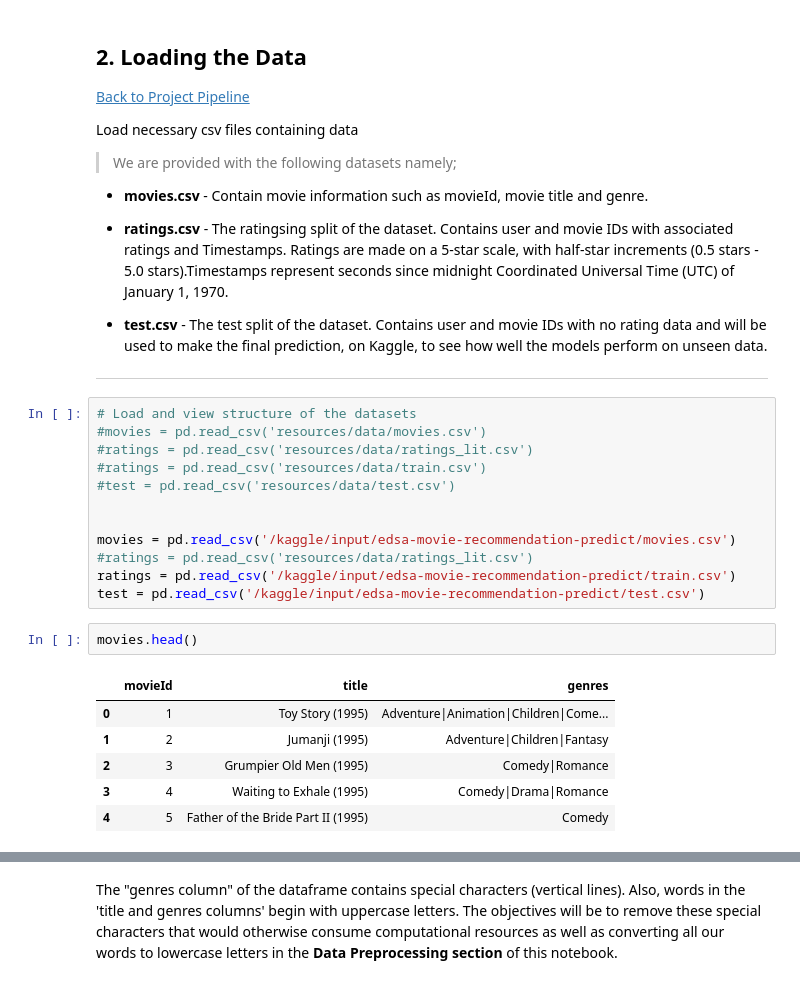
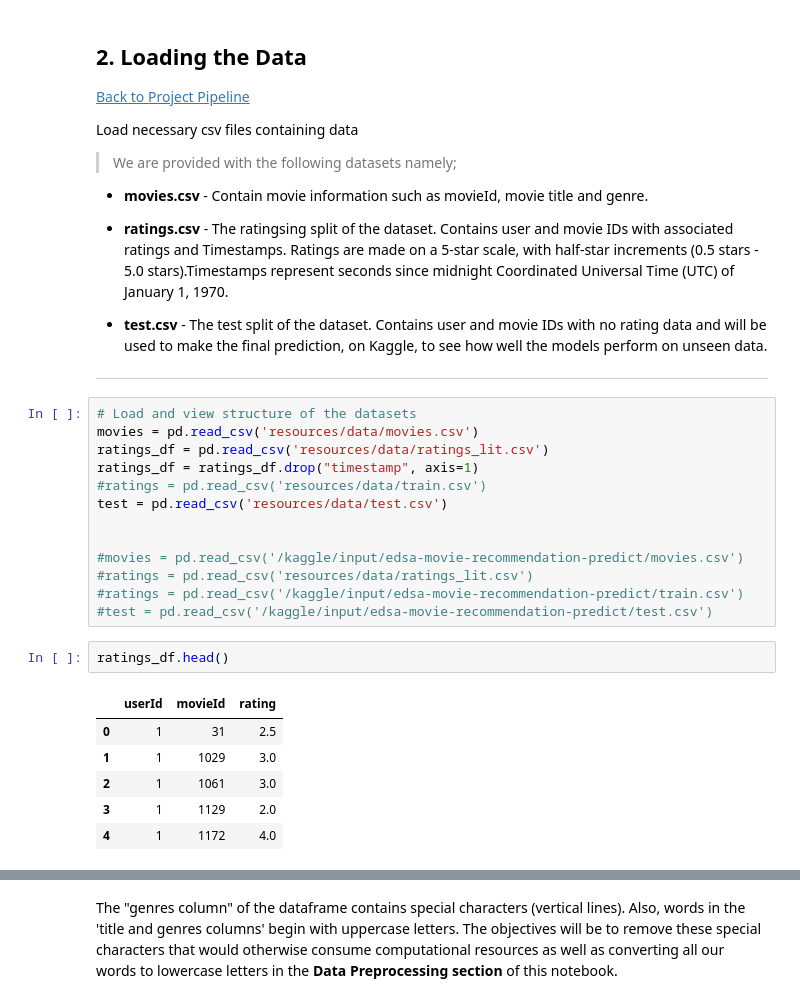
Before and after one commit to JasperZeroes/TeamND2-unsupervised-predict, a Jupyter notebook: TeamND2_notebook.ipynb, the cells around one changed output, grey strips where cells are left out. Drawn from its saved outputs; the diff is of its cells as text.

```diff
--- a/TeamND2_notebook.ipynb
+++ b/TeamND2_notebook.ipynb
@@ -183,22 +185,23 @@ Load necessary csv files containing data
 ---
 # %%
 # Load and view structure of the datasets
-#movies = pd.read_csv('resources/data/movies.csv')
-#ratings = pd.read_csv('resources/data/ratings_lit.csv')
+movies = pd.read_csv('resources/data/movies.csv')
+ratings_df = pd.read_csv('resources/data/ratings_lit.csv')
+ratings_df = ratings_df.drop("timestamp", axis=1)
 #ratings = pd.read_csv('resources/data/train.csv')
-#test = pd.read_csv('resources/data/test.csv')
+test = pd.read_csv('resources/data/test.csv')
 
 
-movies = pd.read_csv('/kaggle/input/edsa-movie-recommendation-predict/movies.csv')
+#movies = pd.read_csv('/kaggle/input/edsa-movie-recommendation-predict/movies.csv')
 #ratings = pd.read_csv('resources/data/ratings_lit.csv')
-ratings = pd.read_csv('/kaggle/input/edsa-movie-recommendation-predict/train.csv')
-test = pd.read_csv('/kaggle/input/edsa-movie-recommendation-predict/test.csv')
+#ratings = pd.read_csv('/kaggle/input/edsa-movie-recommendation-predict/train.csv')
+#test = pd.read_csv('/kaggle/input/edsa-movie-recommendation-predict/test.csv')
-# %%
-movies.head()
-# %% [output]
-|  | movieId | title | genres |
-| 0 | 1 | Toy Story (1995) | Adventure|Animation|Children|Come... |
-| 1 | 2 | Jumanji (1995) | Adventure|Children|Fantasy |
-| 2 | 3 | Grumpier Old Men (1995) | Comedy|Romance |
-| 3 | 4 | Waiting to Exhale (1995) | Comedy|Drama|Romance |
-| 4 | 5 | Father of the Bride Part II (1995) | Comedy |
+# %%
+ratings_df.head()
+# %% [output]
+|  | userId | movieId | rating |
+| 0 | 1 | 31 | 2.5 |
+| 1 | 1 | 1029 | 3.0 |
+| 2 | 1 | 1061 | 3.0 |
+| 3 | 1 | 1129 | 2.0 |
+| 4 | 1 | 1172 | 4.0 |
```
Also changed, not shown: parts of 33 cells of this notebook.
